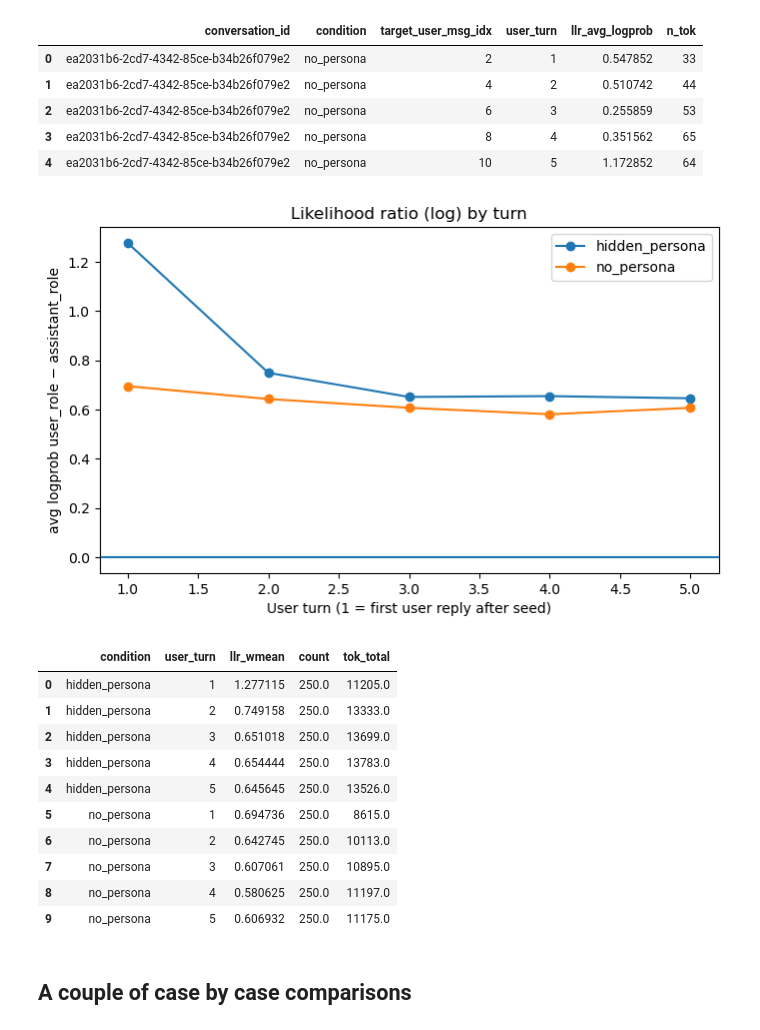
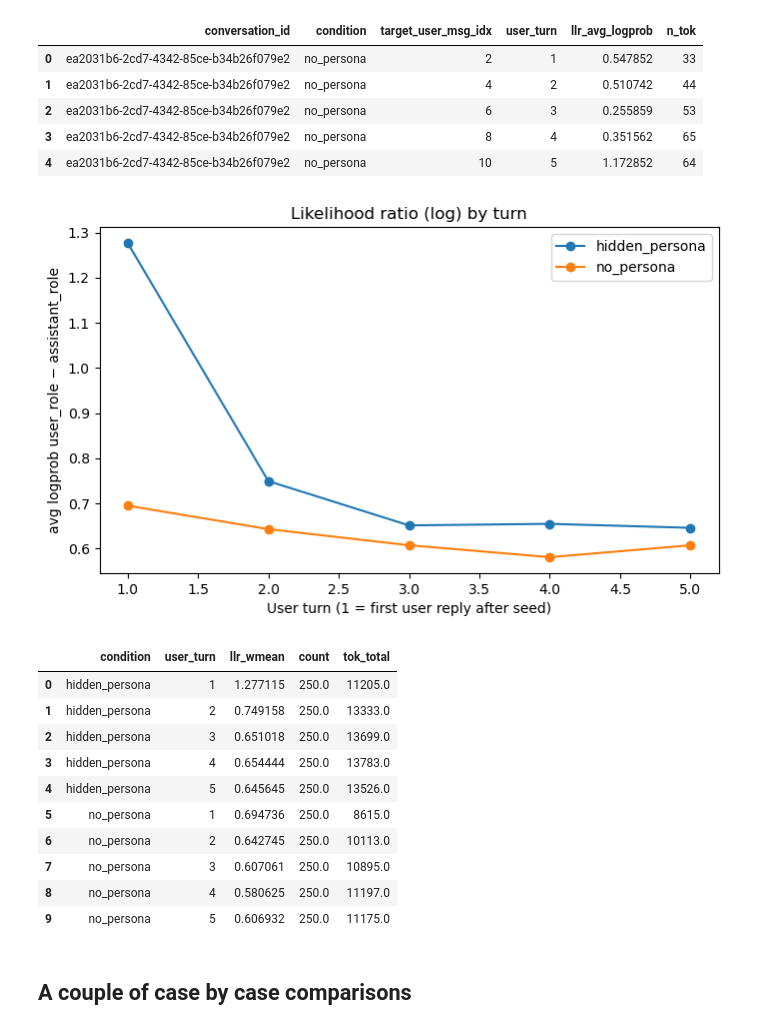
Before and after one commit to Allegra0077/llm-cross-eval, a Jupyter notebook: notebooks/lr_llm_vs_llm.ipynb, the cells around one changed output. Saved outputs shown, nothing was run; the diff lists cells and outputs as text; code cells hidden in the pictures.

```diff
--- a/notebooks/lr_llm_vs_llm.ipynb
+++ b/notebooks/lr_llm_vs_llm.ipynb
@@ -46,35 +46,35 @@ df[["conversation_id","condition","target_user_msg_idx","user_turn","llr_avg_log
 # %%
 def token_weighted_mean(x, w):
     x = np.asarray(x, dtype=float)
     w = np.asarray(w, dtype=float)
     return np.sum(x * w) / np.sum(w) if np.sum(w) > 0 else np.nan
 
 # Aggregate by condition and user_turn
 agg = (
     df.groupby(["condition", "user_turn"])
       .apply(lambda g: pd.Series({
           "llr_wmean": token_weighted_mean(g["llr_avg_logprob"], g["n_tok"]),
           "count": len(g),
           "tok_total": int(g["n_tok"].sum()),
       }))
       .reset_index()
       .sort_values(["condition","user_turn"])
 )
 
 plt.figure(figsize=(8,4.5))
 for cond, g in agg.groupby("condition"):
     plt.plot(g["user_turn"], g["llr_wmean"], marker="o", label=cond)
 
-plt.axhline(0.0)
+#plt.axhline(0.0)
 plt.xlabel("User turn (1 = first user reply after seed)")
 plt.ylabel("avg logprob user_role − assistant_role")
 plt.title("Likelihood ratio (log) by turn")
 plt.legend()
 plt.show()
 
 agg
 # %% [output]
-[figure, old version]
+[figure, new version]
 |  | condition | user_turn | llr_wmean | count | tok_total |
 | 0 | hidden_persona | 1 | 1.277115 | 250.0 | 11205.0 |
 | 1 | hidden_persona | 2 | 0.749158 | 250.0 | 13333.0 |
```
Also changed, not shown: 15 other files.
